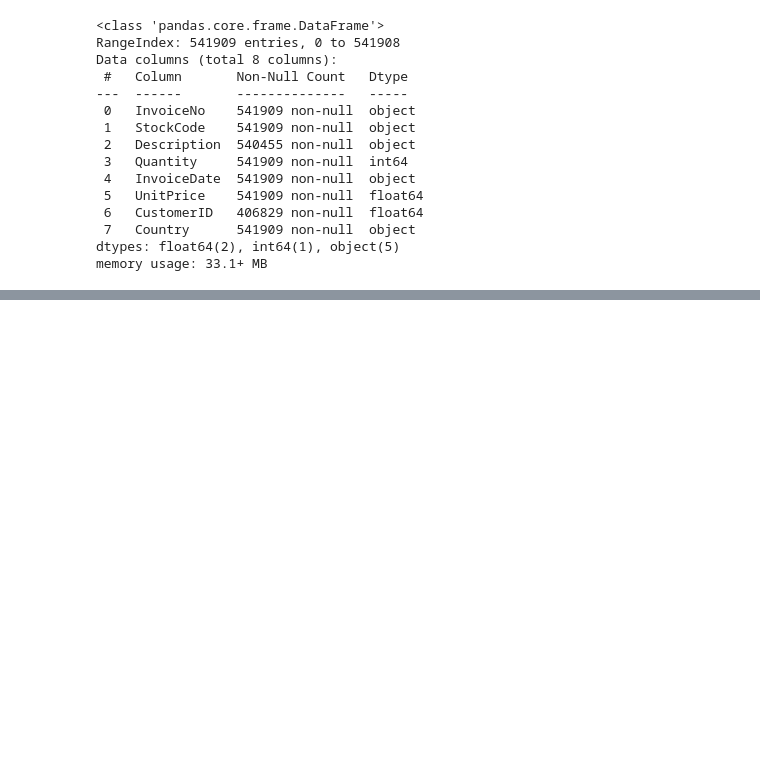
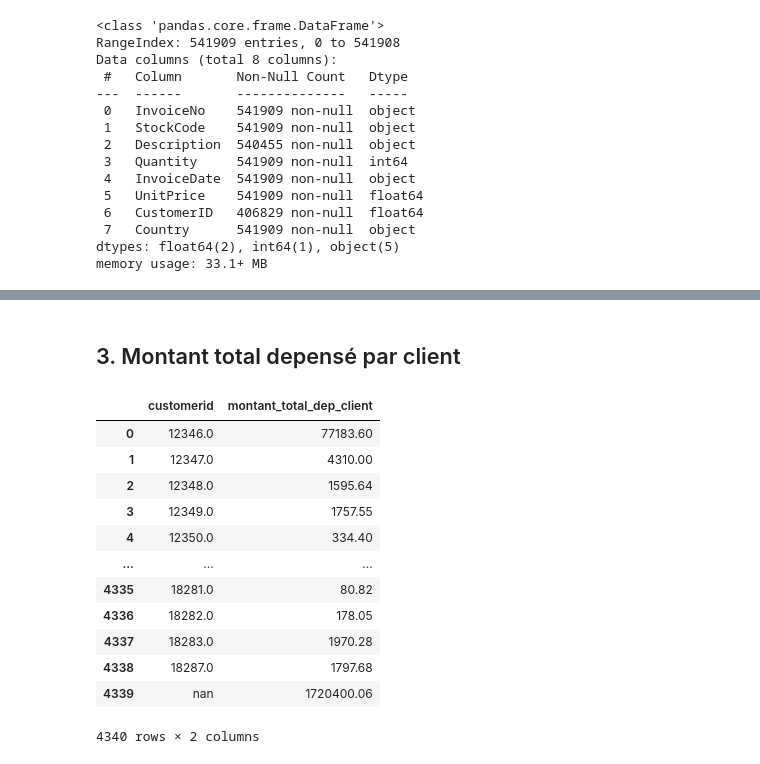
Before and after one commit to Daouda-Ba/DAH_DataEng_Practice, a Jupyter notebook: practice.ipynb, the cells around one changed output, grey strips where cells are left out. Cells and saved outputs as stored; diff of their text form; code cells hidden in the pictures; blank space fills up the shorter version.

```diff
--- a/practice.ipynb
+++ b/practice.ipynb
@@ -113,0 +141,20 @@ df.head()
+# %% [markdown]
+## 3. Montant total depensé par client
+# %%
+montant_tot_dep_client = df.groupby(['customerid'])['totalprice'].sum().reset_index()
+montant_tot_dep_client.rename(columns={'totalprice': 'montant_total_dep_client'}, inplace=True)
+montant_tot_dep_client
+# %% [output]
+|  | customerid | montant_total_dep_client |
+| 0 | 12346.0 | 77183.60 |
+| 1 | 12347.0 | 4310.00 |
+| 2 | 12348.0 | 1595.64 |
+| 3 | 12349.0 | 1757.55 |
+| 4 | 12350.0 | 334.40 |
+| ... | ... | ... |
+| 4335 | 18281.0 | 80.82 |
+| 4336 | 18282.0 | 178.05 |
+| 4337 | 18283.0 | 1970.28 |
+| 4338 | 18287.0 | 1797.68 |
+| 4339 | nan | 1720400.06 |
+4340 rows × 2 columns
```
Also changed, not shown: parts of 15 cells of this notebook.
